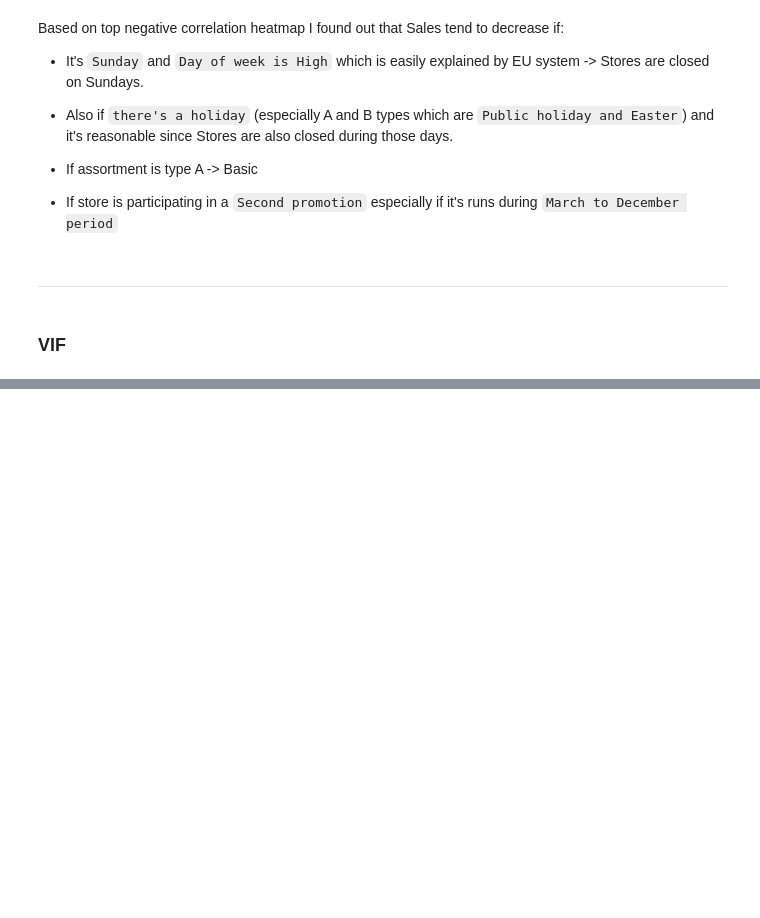
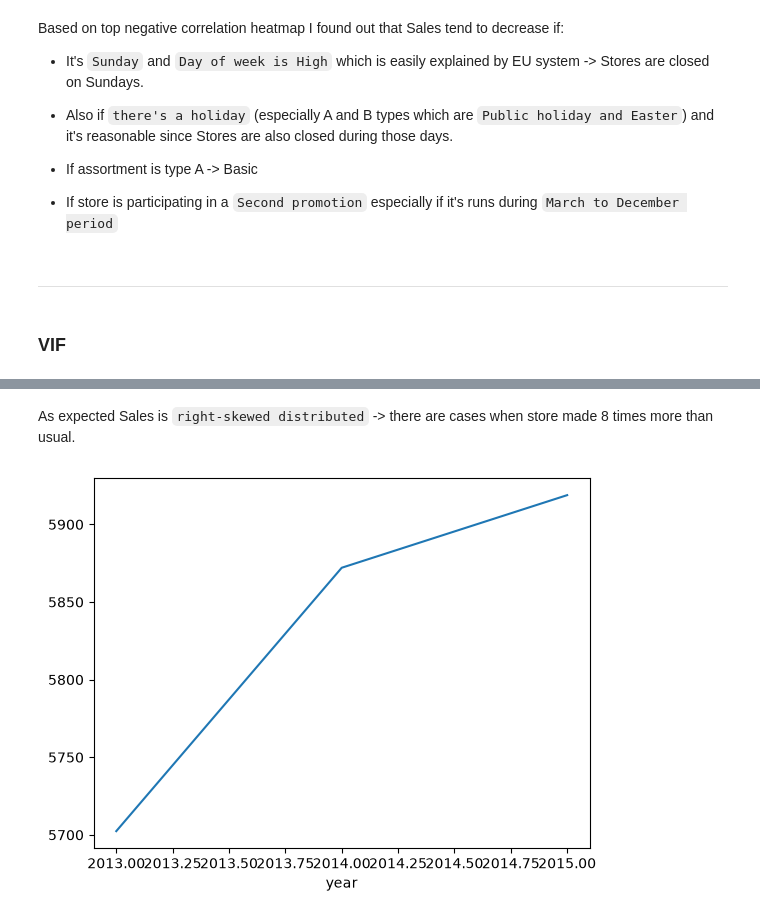
Before and after one commit to nick-st-coder/rossmann, a Jupyter notebook: notebooks/EDA.ipynb, the cells around one changed output, grey strips where cells are left out. Cells and saved outputs as stored; diff of their text form; code cells hidden in the pictures; blank space fills up the shorter version.

```diff
--- a/notebooks/EDA.ipynb
+++ b/notebooks/EDA.ipynb
@@ -82,0 +145,7 @@ KeyboardInterrupt:
+# %% [markdown]
+As expected Sales is `right-skewed distributed` -> there are cases when store made 8 times more than usual.
+# %%
+df.groupby("year")["Sales"].mean().plot()
+plt.show()
+# %% [output]
+[figure, added]
```
Also changed, not shown: parts of 15 cells of this notebook.
